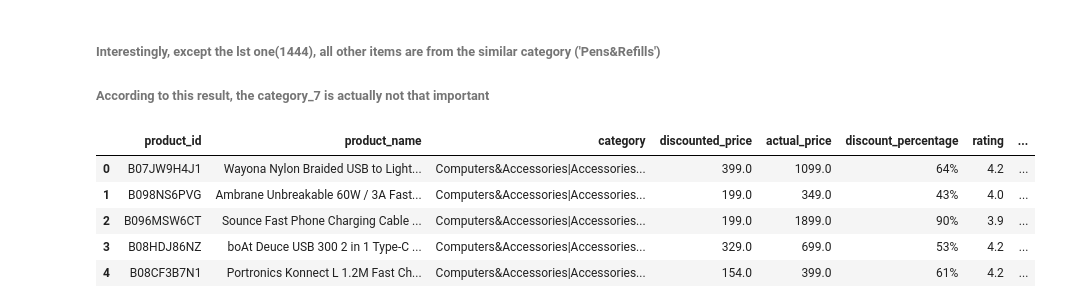
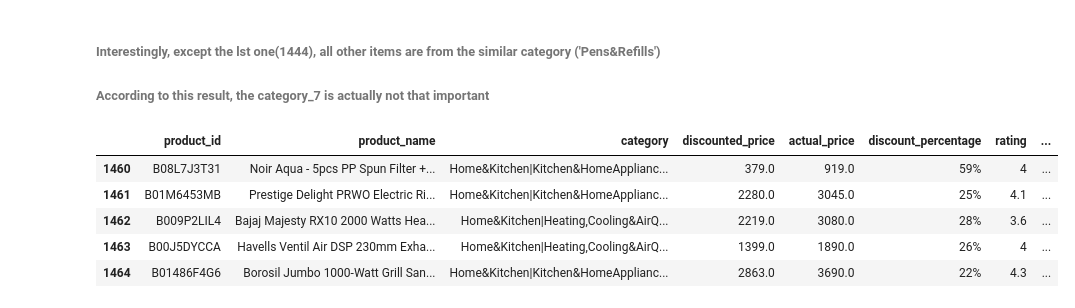
Before and after one commit to Enlightenus/Amazon_sales_analysis, a Jupyter notebook: amazon_analysis.ipynb, the cells around one changed output. Saved outputs shown, nothing was run; the diff lists cells and outputs as text; code cells hidden in the pictures.

Commit message:
split user

```diff
--- a/amazon_analysis.ipynb
+++ b/amazon_analysis.ipynb
@@ -179,19 +179,18 @@ rows_with_value_incat7
 ###### Interestingly, except the lst one(1444), all other items are from the similar category ('Pens&Refills')
 ###### According to this result, the category_7 is actually not that important
 # %%
-def replace_cat(category):
+def replace_cat(category:str):
     df_op[category] = df_cat_split[category]
 
-df_op['category_1'] = df_cat_split['category_1']
 for i in range(1,7):
     x = "category_" + str(i)
     replace_cat(x)
 
-df_op.head()
+df_op.tail()
 # %% [output]
 |  | product_id | product_name | category | discounted_price | actual_price | discount_percentage | rating | ... |
-| 0 | B07JW9H4J1 | Wayona Nylon Braided USB to Light... | Computers&Accessories|Accessories... | 399.0 | 1099.0 | 64% | 4.2 | ... |
-| 1 | B098NS6PVG | Ambrane Unbreakable 60W / 3A Fast... | Computers&Accessories|Accessories... | 199.0 | 349.0 | 43% | 4.0 | ... |
-| 2 | B096MSW6CT | Sounce Fast Phone Charging Cable ... | Computers&Accessories|Accessories... | 199.0 | 1899.0 | 90% | 3.9 | ... |
-| 3 | B08HDJ86NZ | boAt Deuce USB 300 2 in 1 Type-C ... | Computers&Accessories|Accessories... | 329.0 | 699.0 | 53% | 4.2 | ... |
-| 4 | B08CF3B7N1 | Portronics Konnect L 1.2M Fast Ch... | Computers&Accessories|Accessories... | 154.0 | 399.0 | 61% | 4.2 | ... |
+| 1460 | B08L7J3T31 | Noir Aqua - 5pcs PP Spun Filter +... | Home&Kitchen|Kitchen&HomeApplianc... | 379.0 | 919.0 | 59% | 4 | ... |
+| 1461 | B01M6453MB | Prestige Delight PRWO Electric Ri... | Home&Kitchen|Kitchen&HomeApplianc... | 2280.0 | 3045.0 | 25% | 4.1 | ... |
+| 1462 | B009P2LIL4 | Bajaj Majesty RX10 2000 Watts Hea... | Home&Kitchen|Heating,Cooling&AirQ... | 2219.0 | 3080.0 | 28% | 3.6 | ... |
+| 1463 | B00J5DYCCA | Havells Ventil Air DSP 230mm Exha... | Home&Kitchen|Heating,Cooling&AirQ... | 1399.0 | 1890.0 | 26% | 4 | ... |
+| 1464 | B01486F4G6 | Borosil Jumbo 1000-Watt Grill San... | Home&Kitchen|Kitchen&HomeApplianc... | 2863.0 | 3690.0 | 22% | 4.3 | ... |
```
Also changed, not shown: parts of 3 cells of this notebook.
